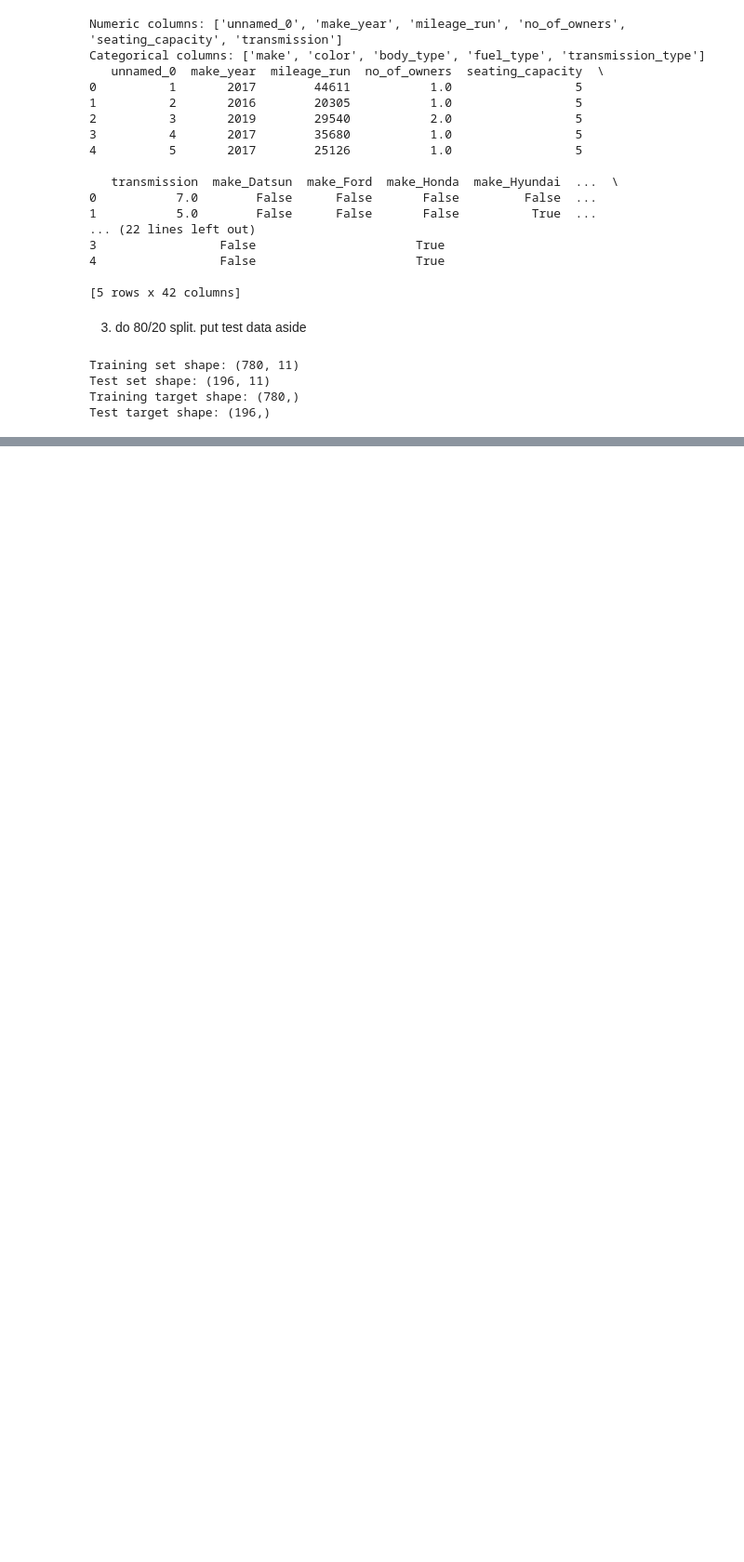
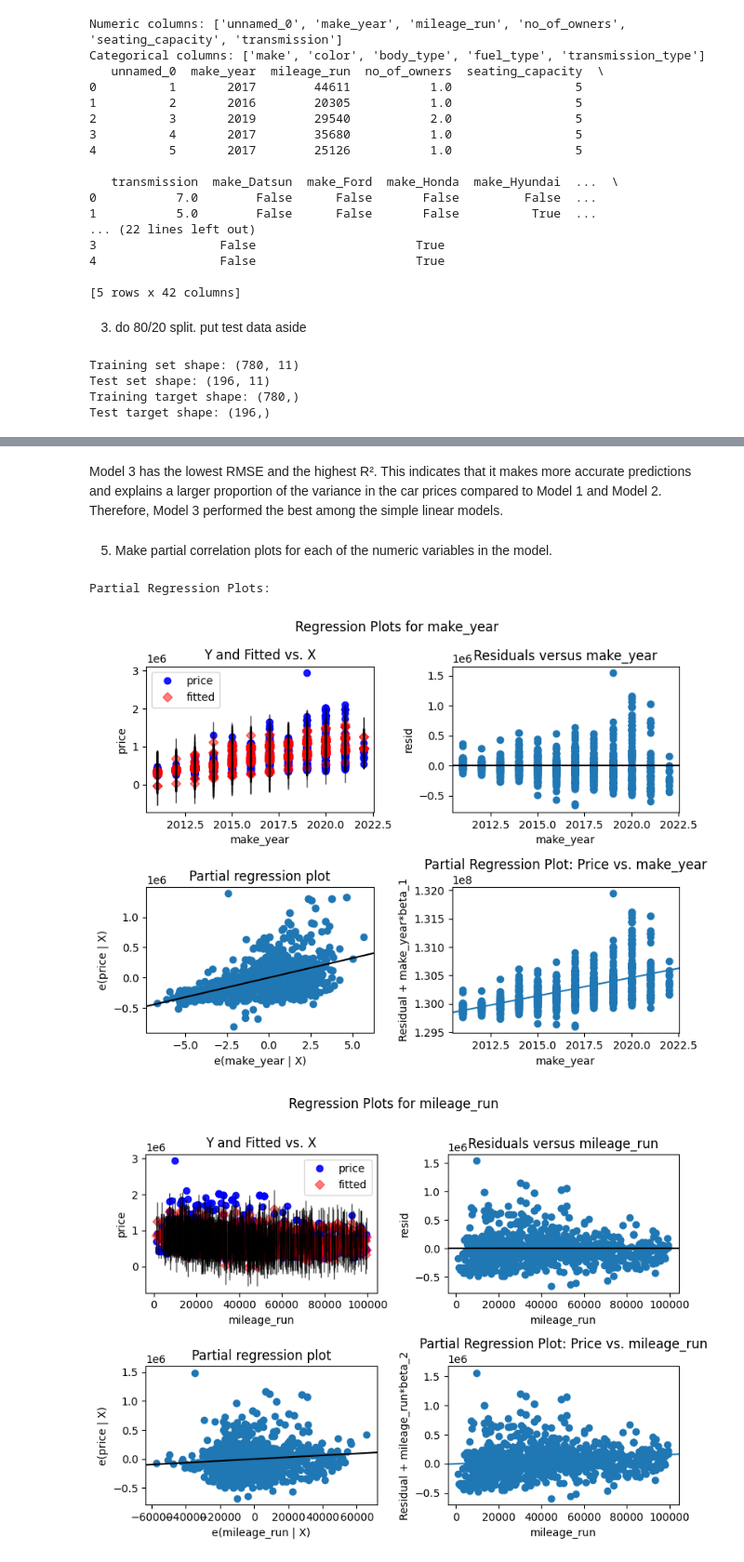
Before and after one commit to ap-vp/lab_hedonic_pricing, a Jupyter notebook: lab_notebook.ipynb, the cells around one changed output, grey strips where cells are left out. Shown at 93% size. Drawn from its saved outputs; the diff is of its cells as text; code cells hidden in the pictures; blank space fills up the shorter version.

```diff
--- a/lab_notebook.ipynb
+++ b/lab_notebook.ipynb
@@ -309,0 +422,37 @@ Test target shape: (196,)
+# %% [markdown]
+Model 3 has the lowest RMSE and the highest R². This indicates that it makes more accurate predictions and explains a larger proportion of the variance in the car prices compared to Model 1 and Model 2. Therefore, Model 3 performed the best among the simple linear models.
+# %% [markdown]
+5. Make partial correlation plots for each of the numeric variables in the model.
+# %%
+# We'll use the encoded data for this step, focusing on the original numeric columns
+numeric_cols_for_partial_corr = ['make_year', 'mileage_run', 'no_of_owners', 'seating_capacity', 'transmission']
+X_numeric_for_partial_corr = X_encoded[numeric_cols_for_partial_corr]
+
+# Drop rows with NaN values in the selected numeric features and corresponding target values
+X_numeric_for_partial_corr = X_numeric_for_partial_corr.dropna()
+y_for_partial_corr = y[X_numeric_for_partial_corr.index]
+
+# Add a constant term for the statsmodels model
+X_numeric_for_partial_corr = sm.add_constant(X_numeric_for_partial_corr)
+
+# Fit a linear regression model using statsmodels
+model_sm = sm.OLS(y_for_partial_corr, X_numeric_for_partial_corr).fit()
+
+# Plot partial correlation plots for each numeric variable against price
+print("\nPartial Regression Plots:")
+for col in numeric_cols_for_partial_corr:
+    if col in model_sm.model.exog_names:
+        fig = sm.graphics.plot_regress_exog(
+            model_sm,
+            col,
+            fig=plt.figure(figsize=(8, 6))
+        )
+        plt.title(f"Partial Regression Plot: Price vs. {col}")
+        plt.tight_layout()
+        plt.show()
+    else:
+        print(f"Skipping partial regression plot for {col} as it's not in the statsmodels model.")
+# %% [output]
+Partial Regression Plots:
+[figure, added]
+[figure, added]
```
Also changed, not shown: parts of 9 cells of this notebook.
